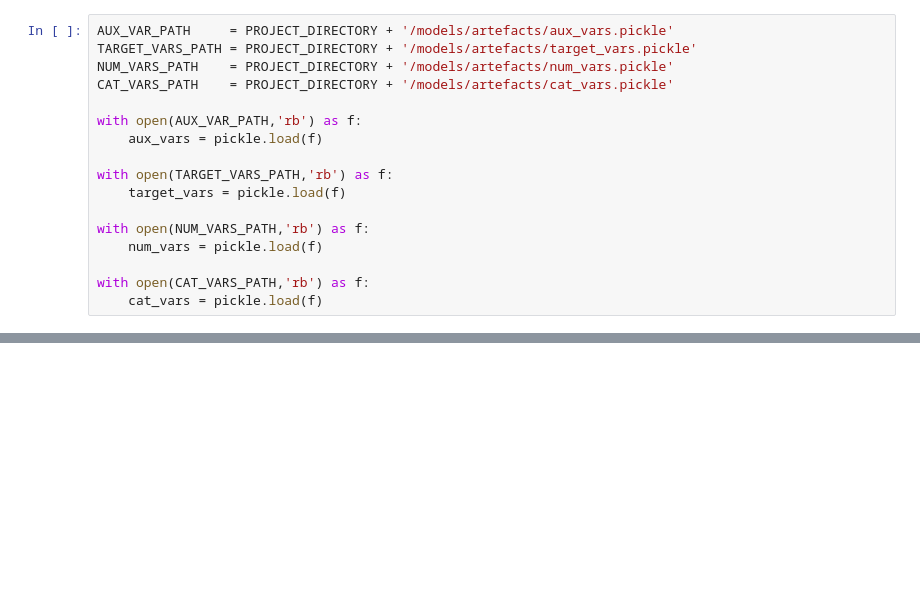
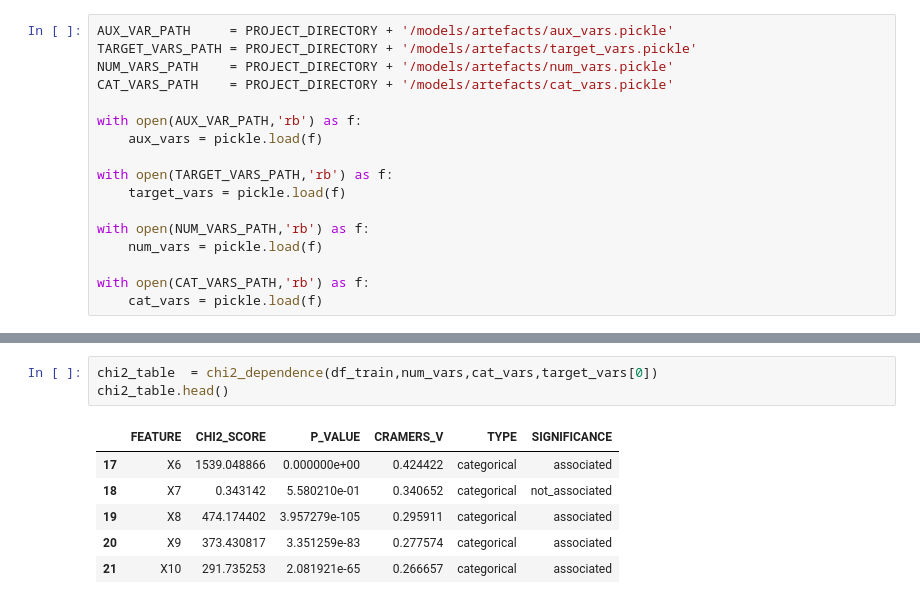
Before and after one commit to engebandeira/feature_selection_methods, a Jupyter notebook: notebooks/2. information_value_method.ipynb, the cells around one changed output, grey strips where cells are left out. Saved outputs shown, nothing was run; the diff lists cells and outputs as text; blank space fills up the shorter version.

Commit message:
modified notebook information_value_method

```diff
--- a/notebooks/2. information_value_method.ipynb
+++ b/notebooks/2. information_value_method.ipynb
@@ -108,0 +65,10 @@ Features: ['X12', 'X13'] | Score: 0.5665
+# %%
+chi2_table  = chi2_dependence(df_train,num_vars,cat_vars,target_vars[0])
+chi2_table.head()
+# %% [output]
+|  | FEATURE | CHI2_SCORE | P_VALUE | CRAMERS_V | TYPE | SIGNIFICANCE |
+| 17 | X6 | 1539.048866 | 0.000000e+00 | 0.424422 | categorical | associated |
+| 18 | X7 | 0.343142 | 5.580210e-01 | 0.340652 | categorical | not_associated |
+| 19 | X8 | 474.174402 | 3.957279e-105 | 0.295911 | categorical | associated |
+| 20 | X9 | 373.430817 | 3.351259e-83 | 0.277574 | categorical | associated |
+| 21 | X10 | 291.735253 | 2.081921e-65 | 0.266657 | categorical | associated |
```
Also changed, not shown: parts of 6 cells of this notebook.
